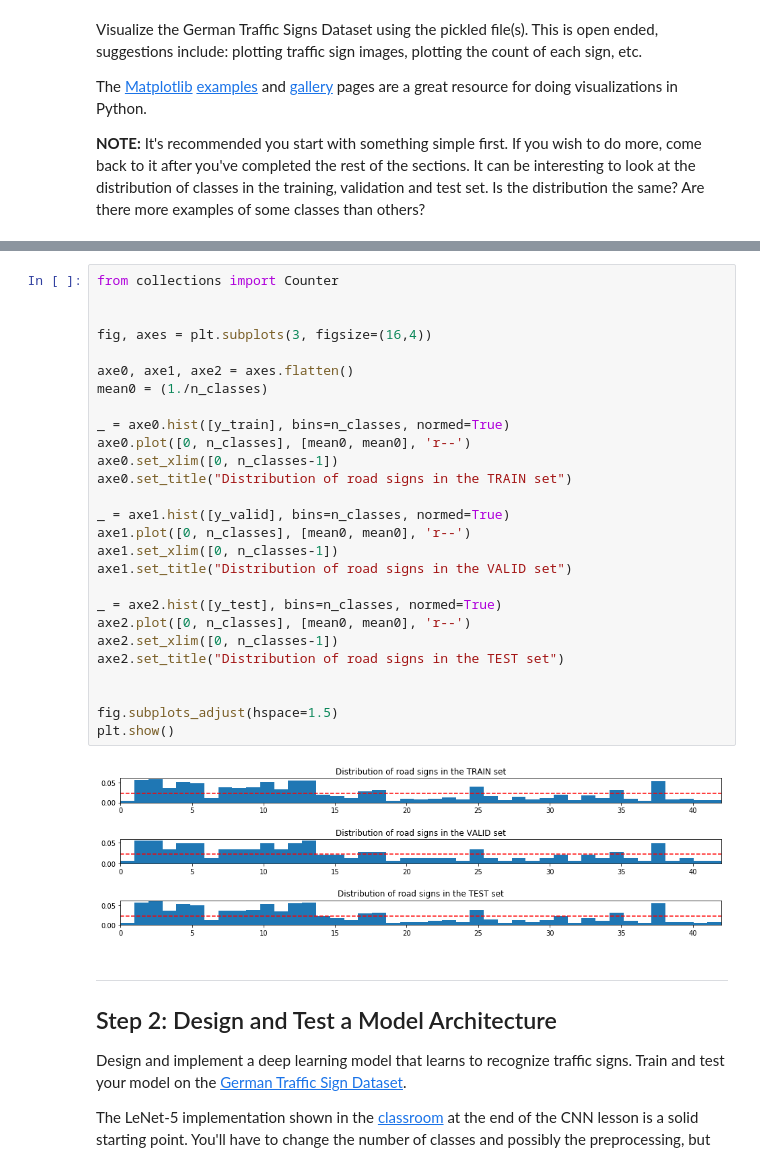
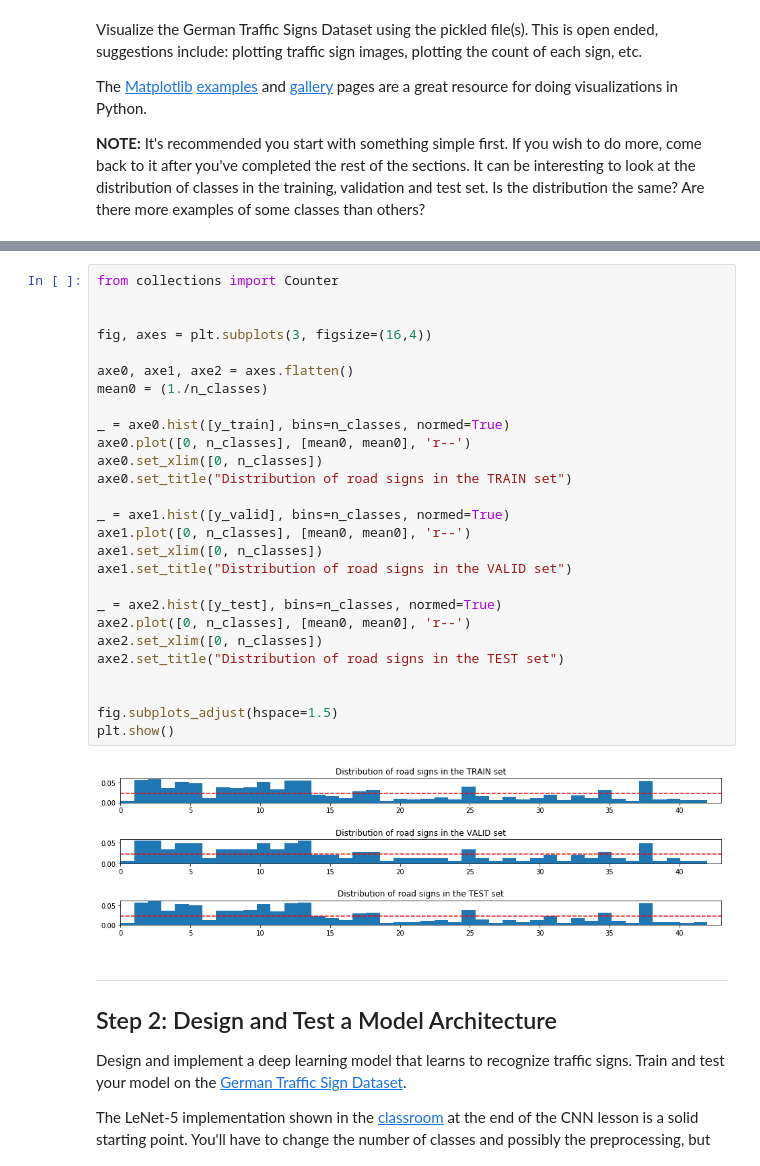
Before and after one commit to mrppdex/udacity, a Jupyter notebook: Traffic_Sign_Classifier.ipynb, the cells around one changed output, grey strips where cells are left out. Drawn from its saved outputs; the diff is of its cells as text.

```diff
--- a/Traffic_Sign_Classifier.ipynb
+++ b/Traffic_Sign_Classifier.ipynb
@@ -123,32 +123,32 @@ plt.show()
 # %%
 from collections import Counter
 
 
 fig, axes = plt.subplots(3, figsize=(16,4))
 
 axe0, axe1, axe2 = axes.flatten()
 mean0 = (1./n_classes)
 
 _ = axe0.hist([y_train], bins=n_classes, normed=True)
 axe0.plot([0, n_classes], [mean0, mean0], 'r--')
-axe0.set_xlim([0, n_classes-1])
+axe0.set_xlim([0, n_classes])
 axe0.set_title("Distribution of road signs in the TRAIN set")
 
 _ = axe1.hist([y_valid], bins=n_classes, normed=True)
 axe1.plot([0, n_classes], [mean0, mean0], 'r--')
-axe1.set_xlim([0, n_classes-1])
+axe1.set_xlim([0, n_classes])
 axe1.set_title("Distribution of road signs in the VALID set")
 
 _ = axe2.hist([y_test], bins=n_classes, normed=True)
 axe2.plot([0, n_classes], [mean0, mean0], 'r--')
-axe2.set_xlim([0, n_classes-1])
+axe2.set_xlim([0, n_classes])
 axe2.set_title("Distribution of road signs in the TEST set")
 
 
 fig.subplots_adjust(hspace=1.5)
 plt.show()
 # %% [output]
-[figure, old version]
+[figure, new version]
 # %% [markdown]
 ----
 
```
Also changed, not shown: parts of 9 cells of this notebook, 13 other files.
